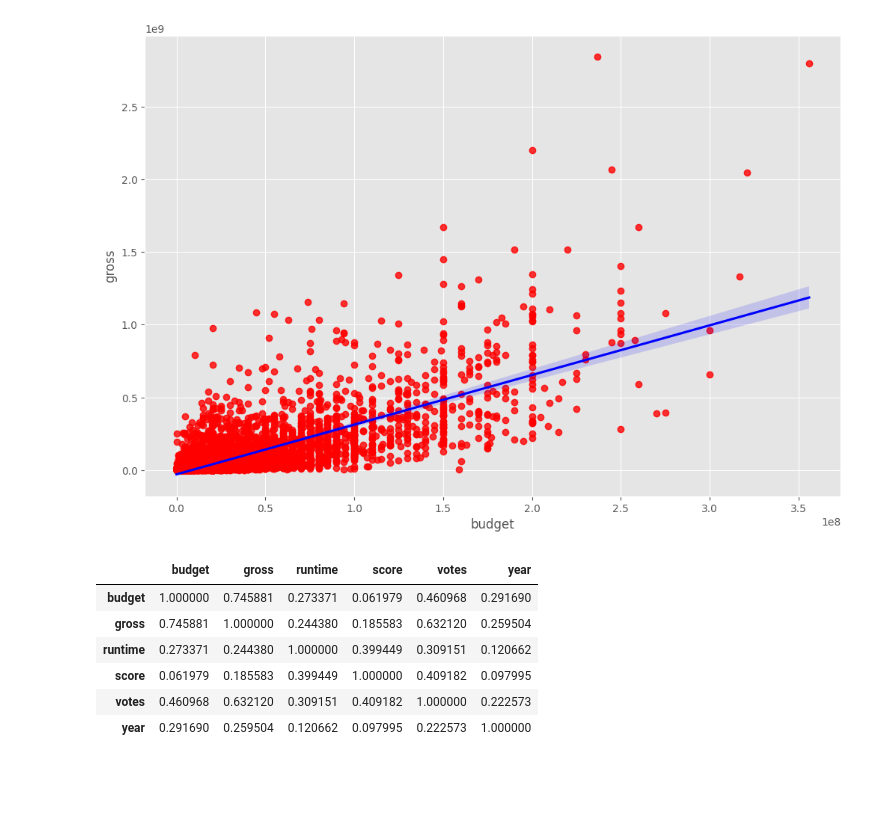
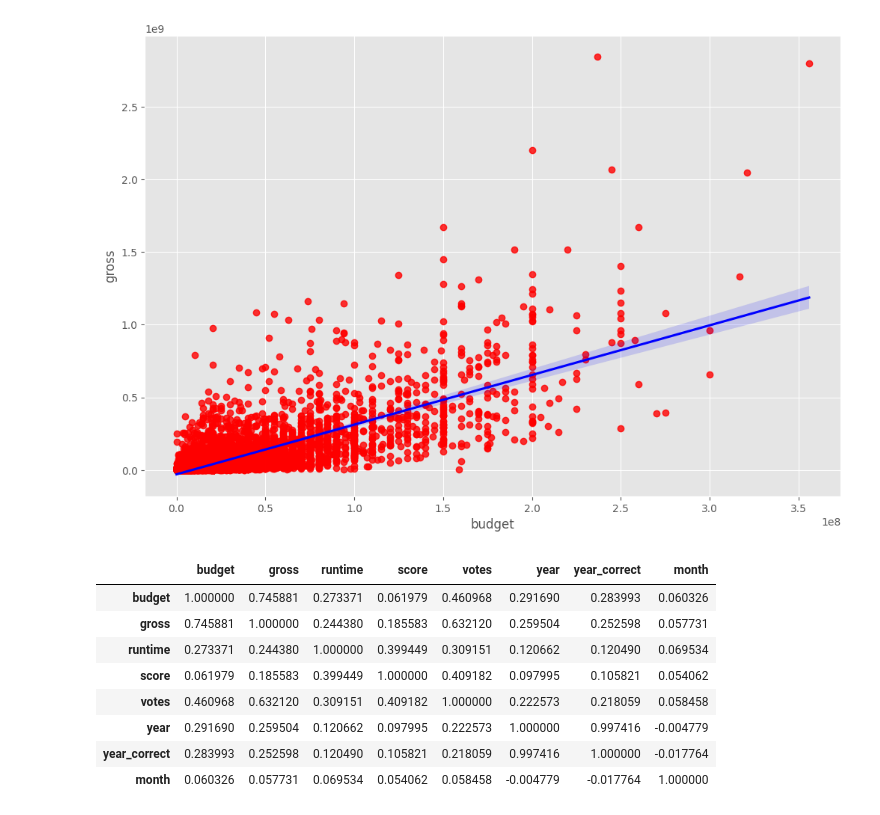
Before and after one commit to giauyenhoang/Movie_Industry_Corr_Analysis, a Jupyter notebook: main.ipynb, the cells around one changed output. Saved outputs shown, nothing was run; the diff lists cells and outputs as text; code cells hidden in the pictures; blank space fills up the shorter version.

Commit message:
Convert data type and update formating.

```diff
--- a/main.ipynb
+++ b/main.ipynb
@@ -137,0 +144,3 @@ df.head()
+# %%
+# Setup float display format
+pd.set_option('display.float_format', '{:,.0f}'.format)
@@ -138,2 +150,6 @@ df.head()
 # %%
 df.sort_values(by = ['gross'], inplace = True, ascending = False)
+# %%
+df = df.reset_index()
+df = df.drop(['index'],axis=1)
+df.head()
@@ -166,18 +210,22 @@ sns.regplot(x = 'budget', y = 'gross', data = df, scatter_kws = {"color": "red"}
 # %% [output]
 <Axes: xlabel='budget', ylabel='gross'>
 [figure]
+# %%
+pd.reset_option('display.float_format')
 # %%
 #Find correlation of numeric columns
 
-df.select_dtypes(include=['int64', 'float64']).corr(method = 'pearson') #pearson (default), kendall, spearman
+df.select_dtypes(include=['int64', 'float64', 'Int64']).corr(method = 'pearson') #pearson (default), kendall, spearman
 # %% [output]
-|  | budget | gross | runtime | score | votes | year |
-| budget | 1.000000 | 0.745881 | 0.273371 | 0.061979 | 0.460968 | 0.291690 |
-| gross | 0.745881 | 1.000000 | 0.244380 | 0.185583 | 0.632120 | 0.259504 |
-| runtime | 0.273371 | 0.244380 | 1.000000 | 0.399449 | 0.309151 | 0.120662 |
-| score | 0.061979 | 0.185583 | 0.399449 | 1.000000 | 0.409182 | 0.097995 |
-| votes | 0.460968 | 0.632120 | 0.309151 | 0.409182 | 1.000000 | 0.222573 |
-| year | 0.291690 | 0.259504 | 0.120662 | 0.097995 | 0.222573 | 1.000000 |
+|  | budget | gross | runtime | score | votes | year | year_correct | month |
+| budget | 1.000000 | 0.745881 | 0.273371 | 0.061979 | 0.460968 | 0.291690 | 0.283993 | 0.060326 |
+| gross | 0.745881 | 1.000000 | 0.244380 | 0.185583 | 0.632120 | 0.259504 | 0.252598 | 0.057731 |
+| runtime | 0.273371 | 0.244380 | 1.000000 | 0.399449 | 0.309151 | 0.120662 | 0.120490 | 0.069534 |
+| score | 0.061979 | 0.185583 | 0.399449 | 1.000000 | 0.409182 | 0.097995 | 0.105821 | 0.054062 |
+| votes | 0.460968 | 0.632120 | 0.309151 | 0.409182 | 1.000000 | 0.222573 | 0.218059 | 0.058458 |
+| year | 0.291690 | 0.259504 | 0.120662 | 0.097995 | 0.222573 | 1.000000 | 0.997416 | -0.004779 |
+| year_correct | 0.283993 | 0.252598 | 0.120490 | 0.105821 | 0.218059 | 0.997416 | 1.000000 | -0.017764 |
+| month | 0.060326 | 0.057731 | 0.069534 | 0.054062 | 0.058458 | -0.004779 | -0.017764 | 1.000000 |
 # %%
 ## High correlation between budget and gross
 # %%
```
Also changed, not shown: parts of 18 cells of this notebook.
